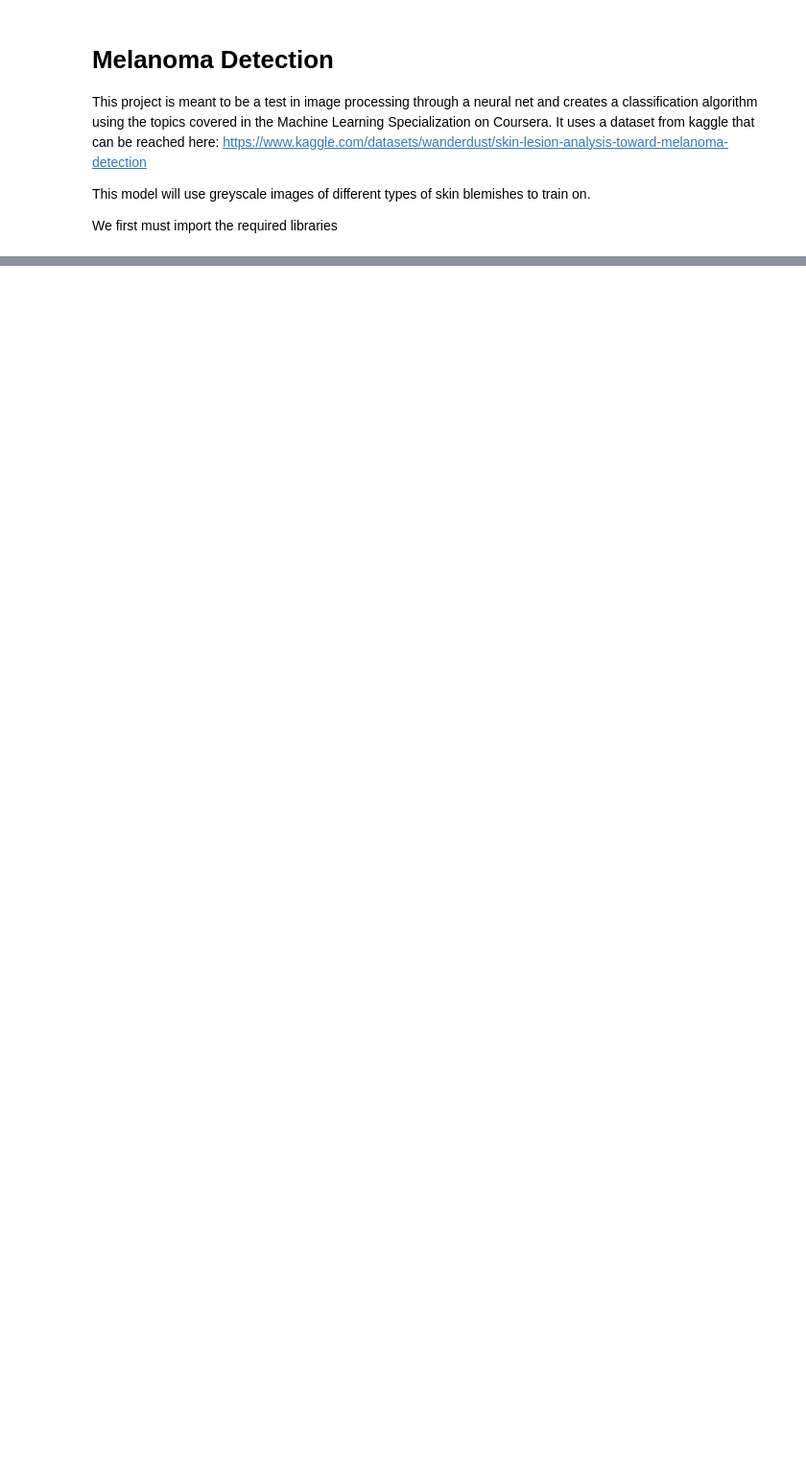
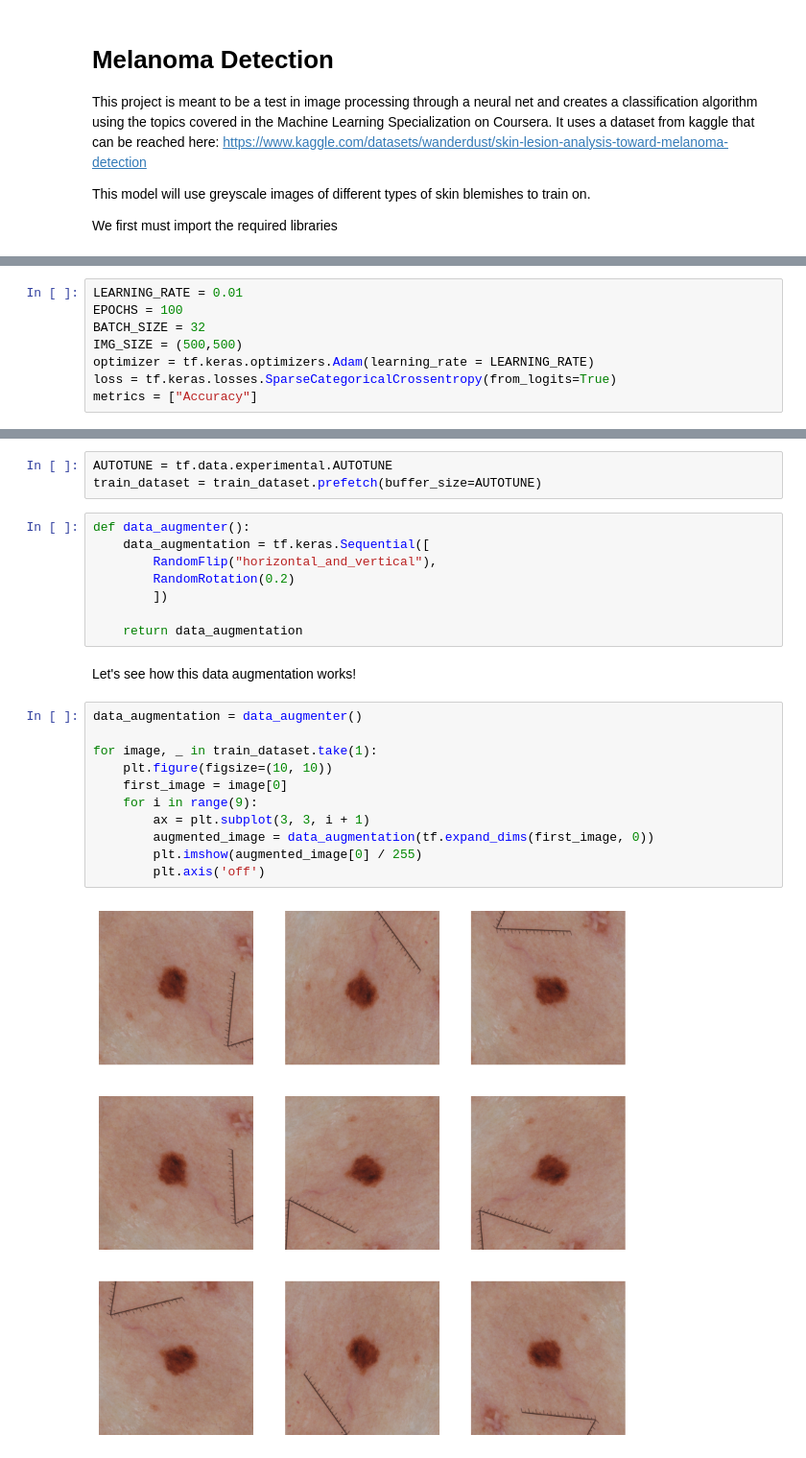
Before and after one commit to CovJus01/Melanoma_Classification, a Jupyter notebook: melanoma.ipynb, the cells around one changed output, grey strips where cells are left out. Shown at 96% size. Cells and saved outputs as stored; diff of their text form; blank space fills up the shorter version.

Commit message:
Initial Restructure, changed data retrieval and began CNN construction

```diff
--- a/melanoma.ipynb
+++ b/melanoma.ipynb
@@ -220,0 +30,8 @@ Actual: [2], Predicted: [-30.42273   23.140787  11.64835 ] softmax: 1
+# %%
+LEARNING_RATE = 0.01
+EPOCHS = 100
+BATCH_SIZE = 32
+IMG_SIZE = (500,500)
+optimizer = tf.keras.optimizers.Adam(learning_rate = LEARNING_RATE)
+loss = tf.keras.losses.SparseCategoricalCrossentropy(from_logits=True)
+metrics = ["Accuracy"]
@@ -220,0 +100,26 @@ Actual: [2], Predicted: [-30.42273   23.140787  11.64835 ] softmax: 1
+# %%
+AUTOTUNE = tf.data.experimental.AUTOTUNE
+train_dataset = train_dataset.prefetch(buffer_size=AUTOTUNE)
+# %%
+def data_augmenter():
+    data_augmentation = tf.keras.Sequential([
+        RandomFlip("horizontal_and_vertical"),
+        RandomRotation(0.2)
+        ])
+
+    return data_augmentation
+# %% [markdown]
+Let's see how this data augmentation works!
+# %%
+data_augmentation = data_augmenter()
+
+for image, _ in train_dataset.take(1):
+    plt.figure(figsize=(10, 10))
+    first_image = image[0]
+    for i in range(9):
+        ax = plt.subplot(3, 3, i + 1)
+        augmented_image = data_augmentation(tf.expand_dims(first_image, 0))
+        plt.imshow(augmented_image[0] / 255)
+        plt.axis('off')
+# %% [output]
+[figure, added]
```
Also changed, not shown: parts of 27 cells of this notebook.
